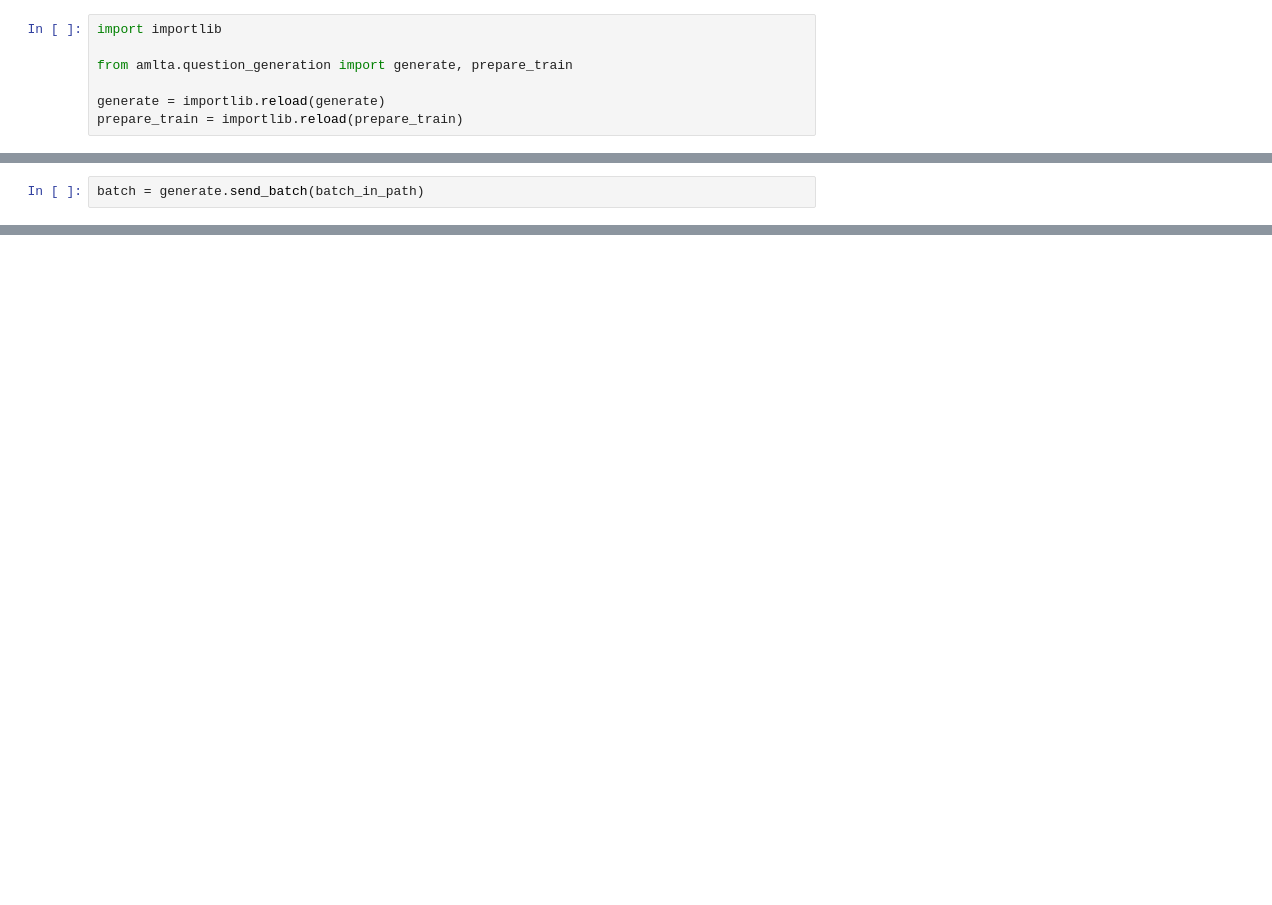
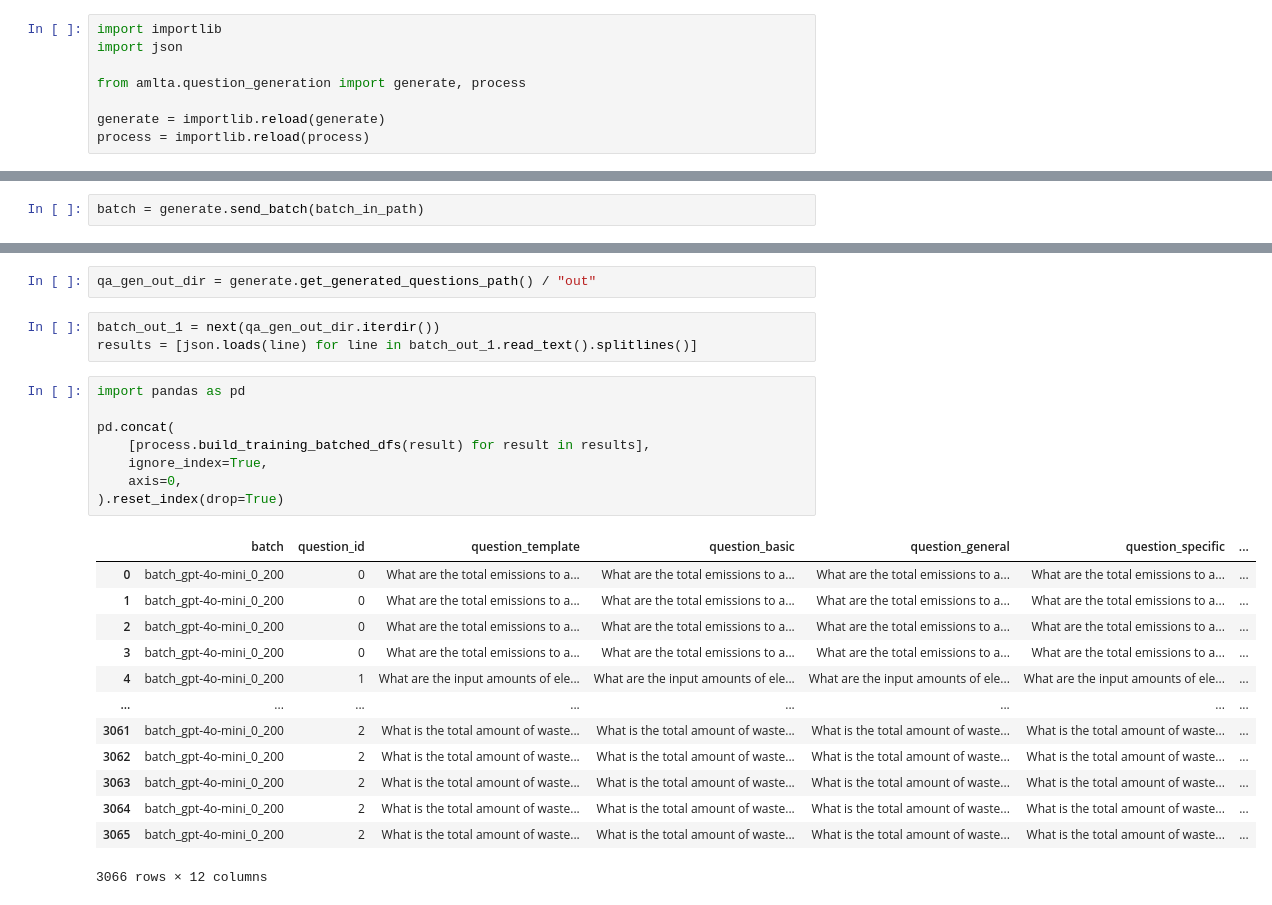
Before and after one commit to QuadroTim/amlta-project, a Jupyter notebook: notebooks/generate_questions.ipynb, the cells around one changed output, grey strips where cells are left out. Drawn from its saved outputs; the diff is of its cells as text; blank space fills up the shorter version.

```diff
--- a/notebooks/generate_questions.ipynb
+++ b/notebooks/generate_questions.ipynb
@@ -1,10 +1,11 @@
 # %%
 import importlib
+import json
 
-from amlta.question_generation import generate, prepare_train
+from amlta.question_generation import generate, process
 
 generate = importlib.reload(generate)
-prepare_train = importlib.reload(prepare_train)
+process = importlib.reload(process)
 # %%
 r = generate.generate_random_process_question()
 r_parsed = r.choices[0].message.parsed
@@ -69,0 +74,27 @@ Saved 600 questions to D:\dev\amlta-project\data\generated\questions\out\batch_g
+# %%
+qa_gen_out_dir = generate.get_generated_questions_path() / "out"
+# %%
+batch_out_1 = next(qa_gen_out_dir.iterdir())
+results = [json.loads(line) for line in batch_out_1.read_text().splitlines()]
+# %%
+import pandas as pd
+
+pd.concat(
+    [process.build_training_batched_dfs(result) for result in results],
+    ignore_index=True,
+    axis=0,
+).reset_index(drop=True)
+# %% [output]
+|  | batch | question_id | question_template | question_basic | question_general | question_specific | ... |
+| 0 | batch_gpt-4o-mini_0_200 | 0 | What are the total emissions to a... | What are the total emissions to a... | What are the total emissions to a... | What are the total emissions to a... | ... |
+| 1 | batch_gpt-4o-mini_0_200 | 0 | What are the total emissions to a... | What are the total emissions to a... | What are the total emissions to a... | What are the total emissions to a... | ... |
+| 2 | batch_gpt-4o-mini_0_200 | 0 | What are the total emissions to a... | What are the total emissions to a... | What are the total emissions to a... | What are the total emissions to a... | ... |
+| 3 | batch_gpt-4o-mini_0_200 | 0 | What are the total emissions to a... | What are the total emissions to a... | What are the total emissions to a... | What are the total emissions to a... | ... |
+| 4 | batch_gpt-4o-mini_0_200 | 1 | What are the input amounts of ele... | What are the input amounts of ele... | What are the input amounts of ele... | What are the input amounts of ele... | ... |
+| ... | ... | ... | ... | ... | ... | ... | ... |
+| 3061 | batch_gpt-4o-mini_0_200 | 2 | What is the total amount of waste... | What is the total amount of waste... | What is the total amount of waste... | What is the total amount of waste... | ... |
+| 3062 | batch_gpt-4o-mini_0_200 | 2 | What is the total amount of waste... | What is the total amount of waste... | What is the total amount of waste... | What is the total amount of waste... | ... |
+| 3063 | batch_gpt-4o-mini_0_200 | 2 | What is the total amount of waste... | What is the total amount of waste... | What is the total amount of waste... | What is the total amount of waste... | ... |
+| 3064 | batch_gpt-4o-mini_0_200 | 2 | What is the total amount of waste... | What is the total amount of waste... | What is the total amount of waste... | What is the total amount of waste... | ... |
+| 3065 | batch_gpt-4o-mini_0_200 | 2 | What is the total amount of waste... | What is the total amount of waste... | What is the total amount of waste... | What is the total amount of waste... | ... |
+3066 rows × 12 columns
```
Also changed, not shown: parts of 7 cells of this notebook, 3 other files.
